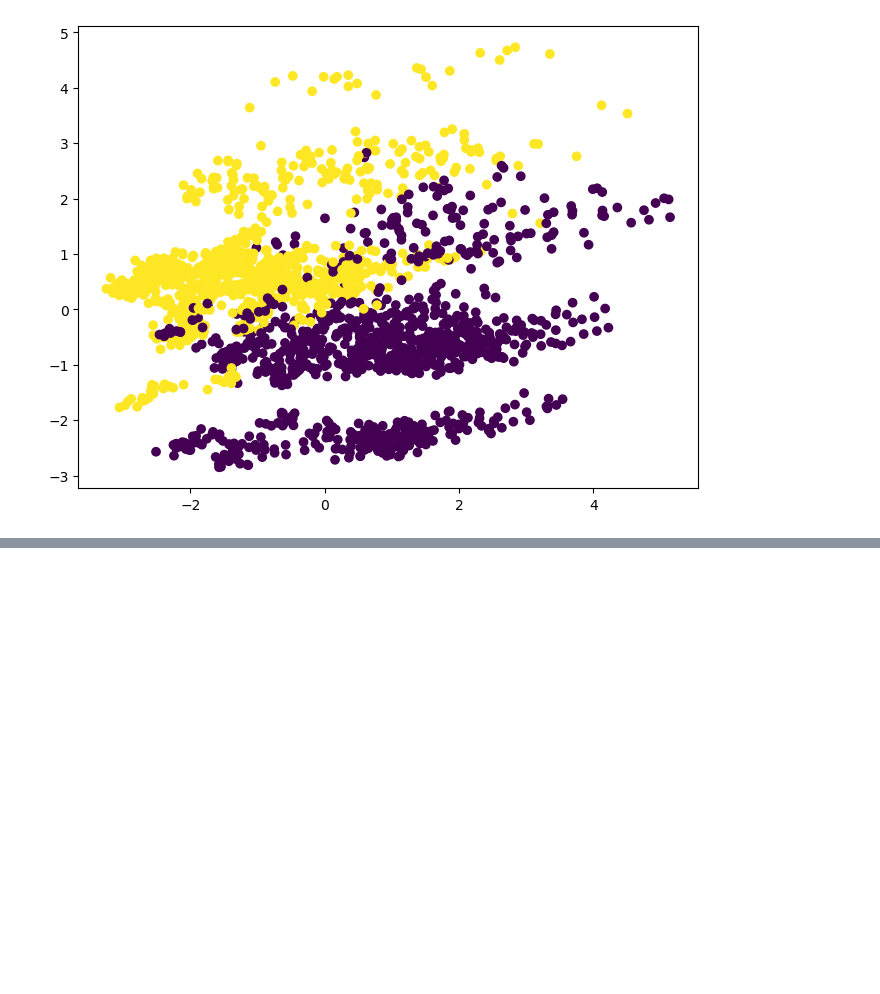
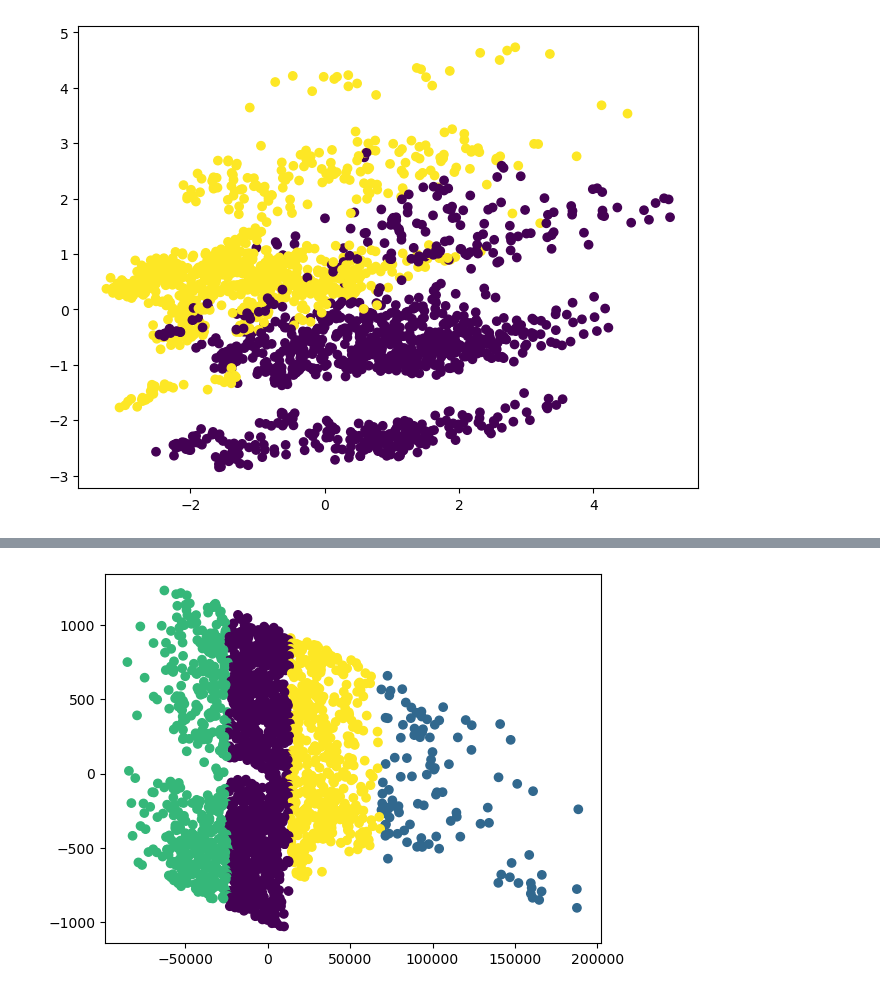
Before and after one commit to The-DigitalAcademy/Unsupervised_Learning_Project, a Jupyter notebook: Unsupervised_kmeans.ipynb, the cells around one changed output, grey strips where cells are left out. Cells and saved outputs as stored; diff of their text form; code cells hidden in the pictures; blank space fills up the shorter version.

```diff
--- a/Unsupervised_kmeans.ipynb
+++ b/Unsupervised_kmeans.ipynb
@@ -104,0 +119,15 @@ plt.scatter(x_pca[:,0],x_pca[:,1],c=my_dataset['Sex'])
+# %%
+# Use the elbow method to find the optimum number of clusters
+
+num_clusters = 4  # Based on the elbow method, the optimum number of clusters is 4
+kmeans = KMeans(n_clusters=num_clusters)
+kmeans.fit(pca_components)
+
+# Get the cluster labels for each sample
+labels = kmeans.labels_
+
+# Plot the data, colored by cluster
+plt.scatter(pca_components[:, 0], pca_components[:, 1], c=labels)
+plt.show()
+# %% [output]
+[figure, added]
```
Also changed, not shown: parts of 6 cells of this notebook.
